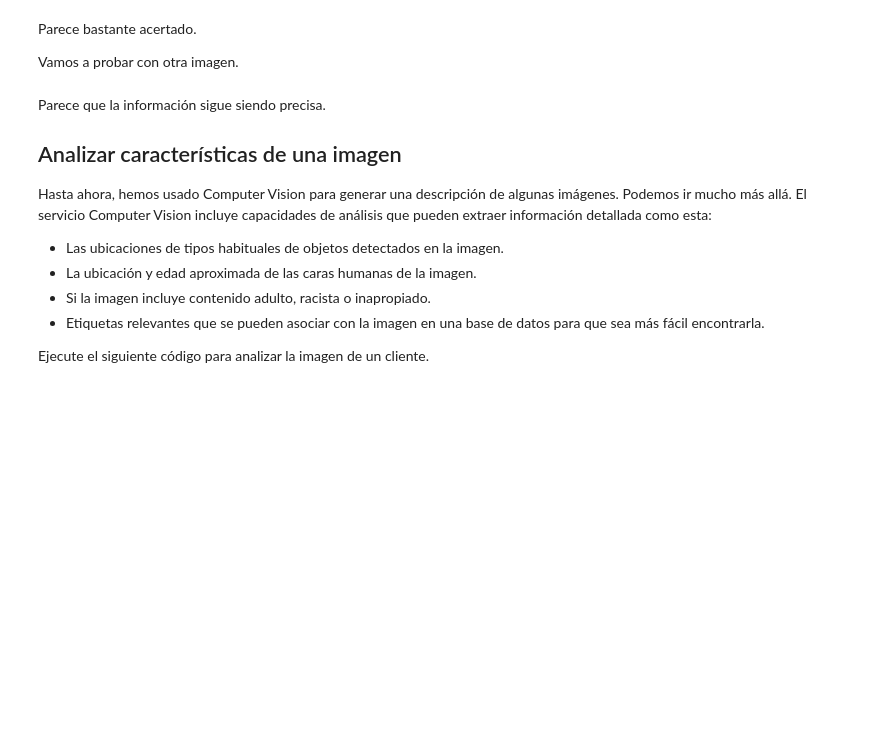
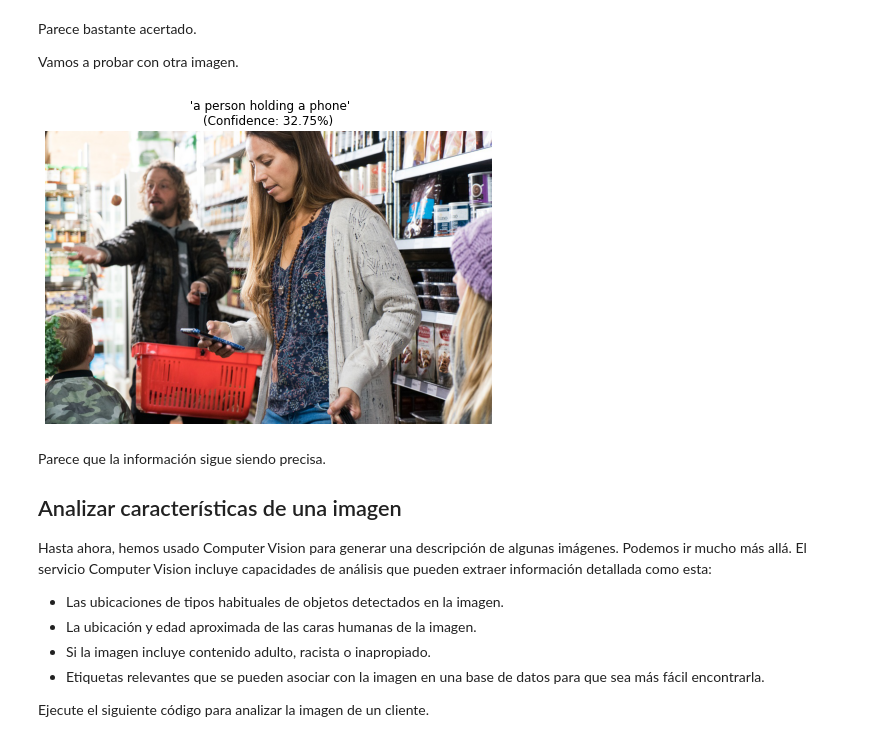
Before and after one commit to FernandaOchoa/AI-Fundamentals-Azure, a Jupyter notebook: notebooks/01 - Image Analysis with Computer Vision.ipynb, the cells around one changed output. Saved outputs shown, nothing was run; the diff lists cells and outputs as text; code cells hidden in the pictures; blank space fills up the shorter version.

```diff
--- a/notebooks/01 - Image Analysis with Computer Vision.ipynb
+++ b/notebooks/01 - Image Analysis with Computer Vision.ipynb
@@ -68,14 +101,16 @@ Parece bastante acertado.
 Vamos a probar con otra imagen.
 # %%
 # Obtener la ruta de un archivo de imagen
-image_path = os.path.join('data', 'vision', 'store_cam2.jpg')
+image_path = os.path.join('../data', 'vision', 'store_cam2.jpg')
 
 # Obtener una descripción del servicio Computer Vision
 image_stream = open(image_path, "rb")
-description = computervision_client.describe_image_in_stream(image_stream)
+description = client.describe_image_in_stream(image_stream)
 
-# Mostrar una imagen y un subtítulo (código en helper_scripts/vision.py)
+# Mostrar una imagen y un subtítulo (código en python_code/vision.py)
 vision.show_image_caption(image_path, description)
+# %% [output]
+[figure, added]
 # %% [markdown]
 Parece que la información sigue siendo precisa.
 
```
Also changed, not shown: parts of 15 cells of this notebook.
